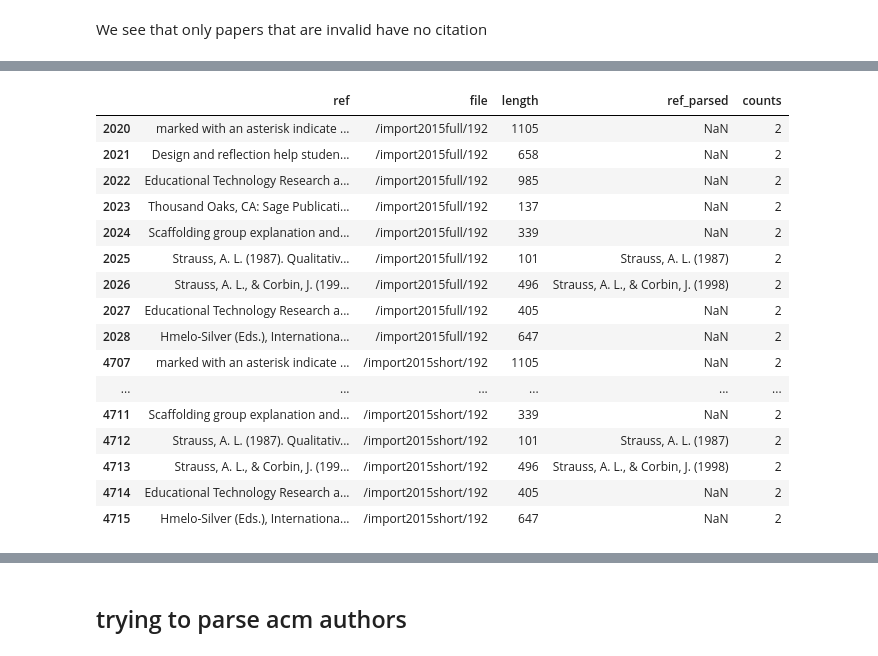
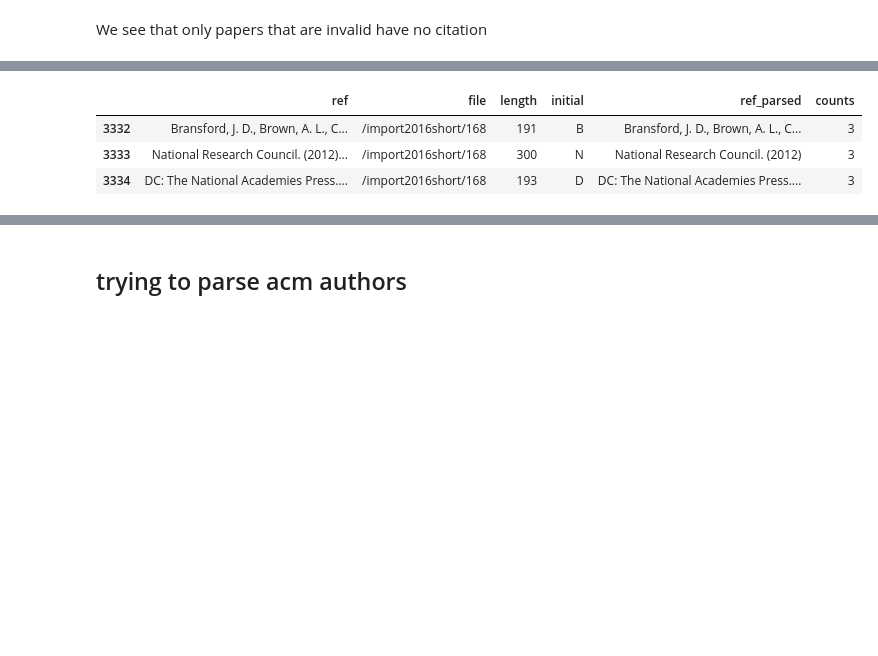
Before and after one commit to nourabassi/semester-project, a Jupyter notebook: Reference extraction.ipynb, the cells around one changed output, grey strips where cells are left out. Saved outputs shown, nothing was run; the diff lists cells and outputs as text; code cells hidden in the pictures; blank space fills up the shorter version.

Commit message:
Adding reference extraction

```diff
--- a/Reference extraction.ipynb
+++ b/Reference extraction.ipynb
@@ -160,0 +227,3 @@ Name: length, dtype: float64
+# %%
+references_df['length'] = references_df.ref.map(lambda x: len(x))
+references_df['initial'] = references_df.ref.map(lambda x: x[0])
@@ -160,0 +283,2 @@ Name: length, dtype: float64
+# %%
+references_df = references_df[(references_df.length < 1000)]
@@ -182,2 +350,2 @@ def get_authors(sentence, debug = False):
 # %%
-references_df.apply(lambda x: get_authors(x['ref'], debug=True), axis=1)[3]
+references_df['ref_parsed'] = references_df.apply(lambda x: get_authors_month(x['ref']), axis=1)
@@ -194,2 +351,0 @@ references_df.apply(lambda x: get_authors(x['ref'], debug=True), axis=1)[8634]
-# %%
-references_df['ref_parsed'] = references_df.apply(lambda x: get_authors(x['ref']), axis=1)
@@ -256,20 +423,7 @@ df[df.counts < 1].ref.tolist()
 # %%
-df[df.counts == 2]
+df[df.counts == 3]
 # %% [output]
-|  | ref | file | length | ref_parsed | counts |
-| 2020 | marked with an asterisk indicate ... | /import2015full/192 | 1105 | NaN | 2 |
-| 2021 | Design and reflection help studen... | /import2015full/192 | 658 | NaN | 2 |
-| 2022 | Educational Technology Research a... | /import2015full/192 | 985 | NaN | 2 |
-| 2023 | Thousand Oaks, CA: Sage Publicati... | /import2015full/192 | 137 | NaN | 2 |
-| 2024 | Scaffolding group explanation and... | /import2015full/192 | 339 | NaN | 2 |
-| 2025 | Strauss, A. L. (1987). Qualitativ... | /import2015full/192 | 101 | Strauss, A. L. (1987) | 2 |
-| 2026 | Strauss, A. L., & Corbin, J. (199... | /import2015full/192 | 496 | Strauss, A. L., & Corbin, J. (1998) | 2 |
-| 2027 | Educational Technology Research a... | /import2015full/192 | 405 | NaN | 2 |
-| 2028 | Hmelo-Silver (Eds.), Internationa... | /import2015full/192 | 647 | NaN | 2 |
-| 4707 | marked with an asterisk indicate ... | /import2015short/192 | 1105 | NaN | 2 |
-| ... | ... | ... | ... | ... | ... |
-| 4711 | Scaffolding group explanation and... | /import2015short/192 | 339 | NaN | 2 |
-| 4712 | Strauss, A. L. (1987). Qualitativ... | /import2015short/192 | 101 | Strauss, A. L. (1987) | 2 |
-| 4713 | Strauss, A. L., & Corbin, J. (199... | /import2015short/192 | 496 | Strauss, A. L., & Corbin, J. (1998) | 2 |
-| 4714 | Educational Technology Research a... | /import2015short/192 | 405 | NaN | 2 |
-| 4715 | Hmelo-Silver (Eds.), Internationa... | /import2015short/192 | 647 | NaN | 2 |
+|  | ref | file | length | initial | ref_parsed | counts |
+| 3332 | Bransford, J. D., Brown, A. L., C... | /import2016short/168 | 191 | B | Bransford, J. D., Brown, A. L., C... | 3 |
+| 3333 | National Research Council. (2012)... | /import2016short/168 | 300 | N | National Research Council. (2012) | 3 |
+| 3334 | DC: The National Academies Press.... | /import2016short/168 | 193 | D | DC: The National Academies Press.... | 3 |
```
Also changed, not shown: parts of 110 cells of this notebook.
